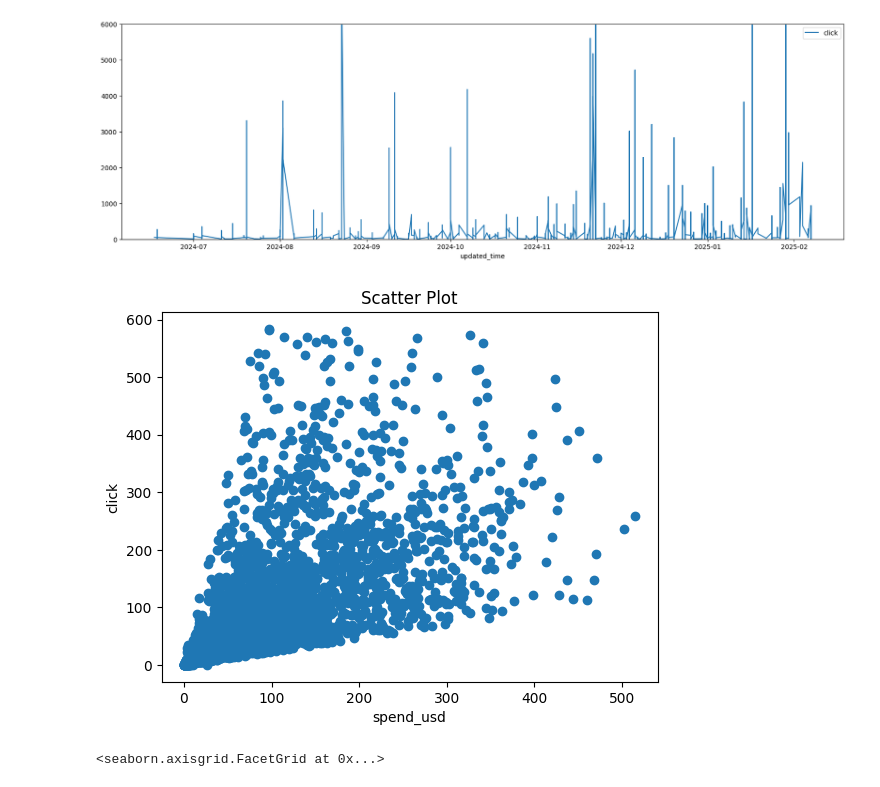
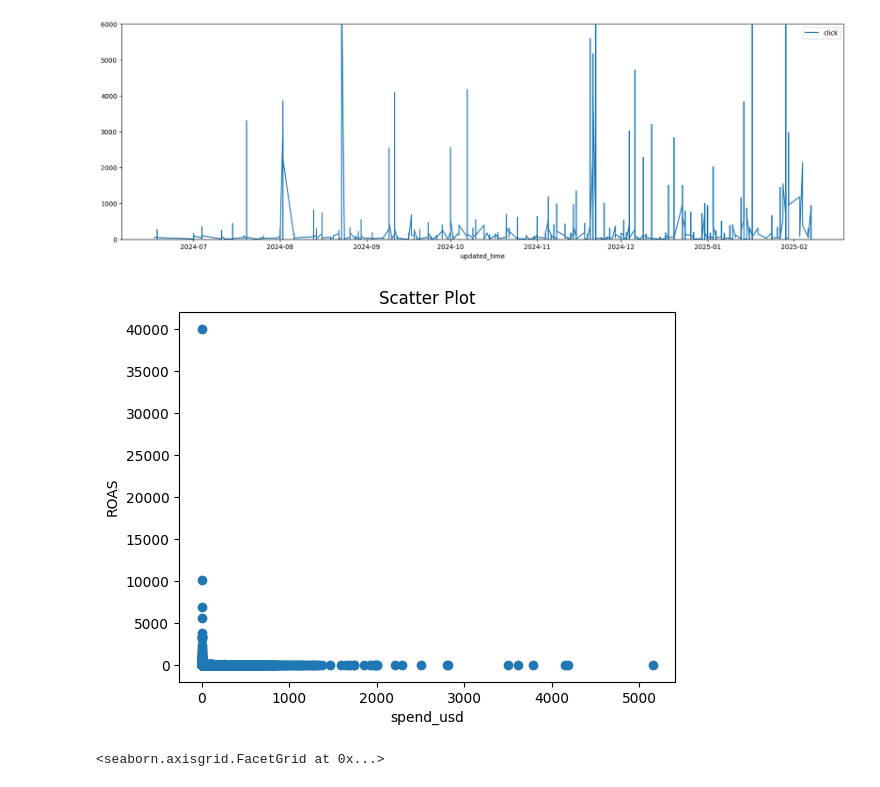
Before and after one commit to waidyanatha/madgicx, a Jupyter notebook: mining/notebooks/budget/evaluation/pycaret_analysis.ipynb, the cells around one changed output. Drawn from its saved outputs; the diff is of its cells as text; code cells hidden in the pictures.

```diff
--- a/mining/notebooks/budget/evaluation/pycaret_analysis.ipynb
+++ b/mining/notebooks/budget/evaluation/pycaret_analysis.ipynb
@@ -298,15 +304,16 @@ df.plot(x='updated_time', y='click', figsize=(20,6), ylim=(0, 6000))
 # %%
 import matplotlib.pyplot as plt
 %matplotlib inline
 
-_x_col, _y_col = 'spend_usd', 'click' #, 'reach'
+_data_df = sdf.toPandas()
+_x_col, _y_col = 'spend_usd', 'ROAS' #, 'reach'
 plt.scatter(_data_df[_x_col],_data_df[_y_col])
 plt.title("Scatter Plot")
 plt.xlabel(_x_col)
 plt.ylabel(_y_col)
 plt.show()
 # %% [output]
-[figure, old version]
+[figure, new version]
 # %%
 import seaborn as sns
 
```
Also changed, not shown: parts of 7 cells of this notebook, 3 other files.
